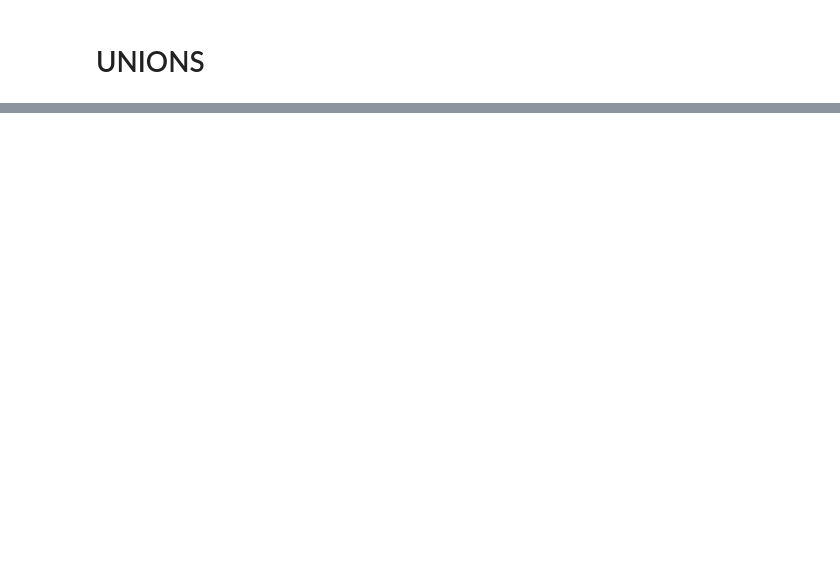
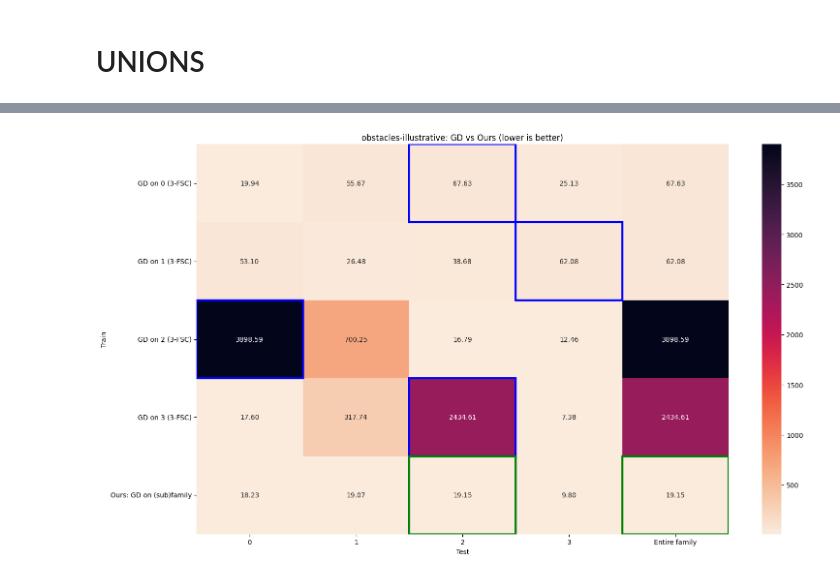
Before and after one commit to marisgg/synthesis, a Jupyter notebook: plots.ipynb, the cells around one changed output, grey strips where cells are left out. Saved outputs shown, nothing was run; the diff lists cells and outputs as text; code cells hidden in the pictures; blank space fills up the shorter version.

```diff
--- a/plots.ipynb
+++ b/plots.ipynb
@@ -274,0 +331,4 @@ for env, minimizing in zip(ENVS, MINIMIZING):
+# %%
+make_heatmap(subfamily_gd_results, ours, benchmark, "GD")
+# %% [output]
+[figure, added]
```
Also changed, not shown: parts of 16 cells of this notebook, 5 other files.
